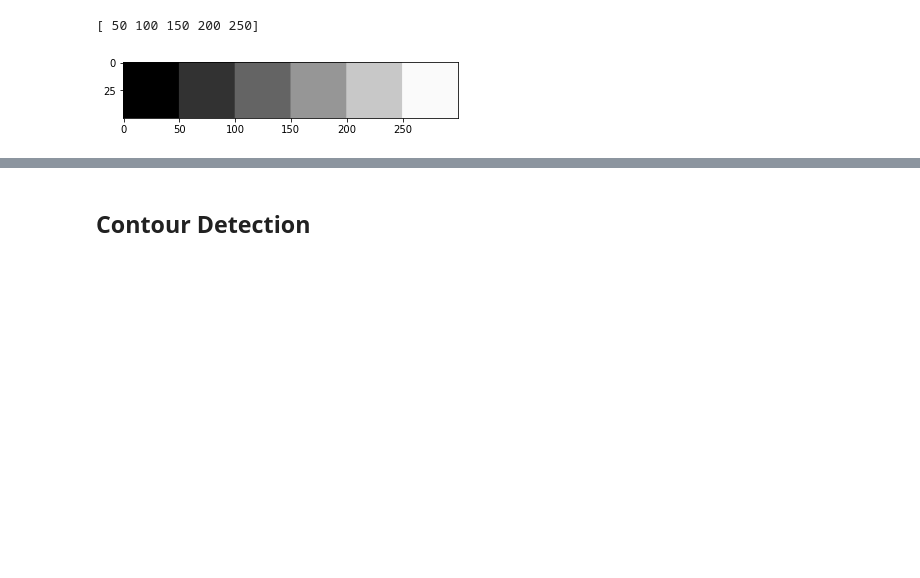
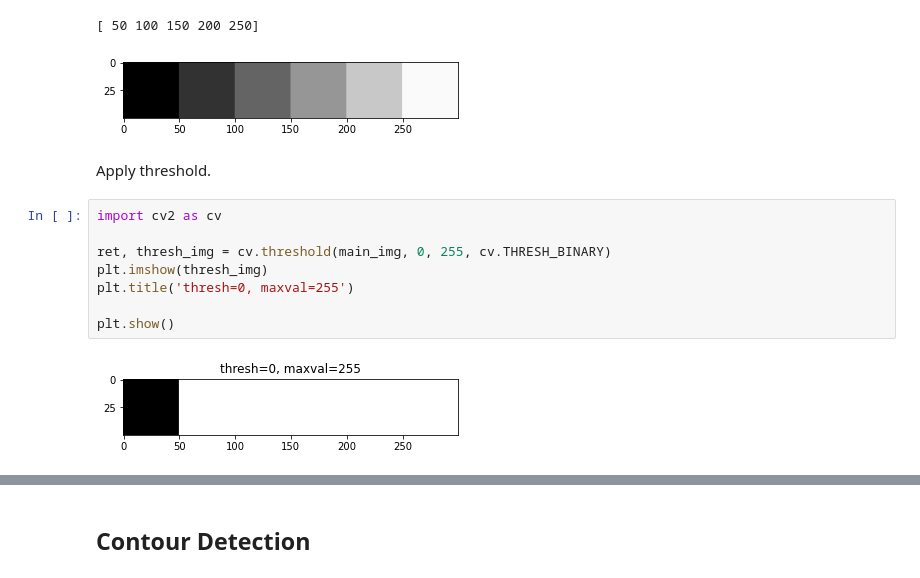
Before and after one commit to goke-ai/cv, a Jupyter notebook: essential/14.ipynb, the cells around one changed output, grey strips where cells are left out. Saved outputs shown, nothing was run; the diff lists cells and outputs as text; blank space fills up the shorter version.

Commit message:
Add threshold 1

```diff
--- a/essential/14.ipynb
+++ b/essential/14.ipynb
@@ -34,3 +57,15 @@ plt.show()
 # %% [output]
 [ 50 100 150 200 250]
 [figure]
+# %% [markdown]
+Apply threshold.
+# %%
+import cv2 as cv
+
+ret, thresh_img = cv.threshold(main_img, 0, 255, cv.THRESH_BINARY)
+plt.imshow(thresh_img)
+plt.title('thresh=0, maxval=255')
+
+plt.show()
+# %% [output]
+[figure, added]
```
Also changed, not shown: parts of 17 cells of this notebook, 1 other file.
